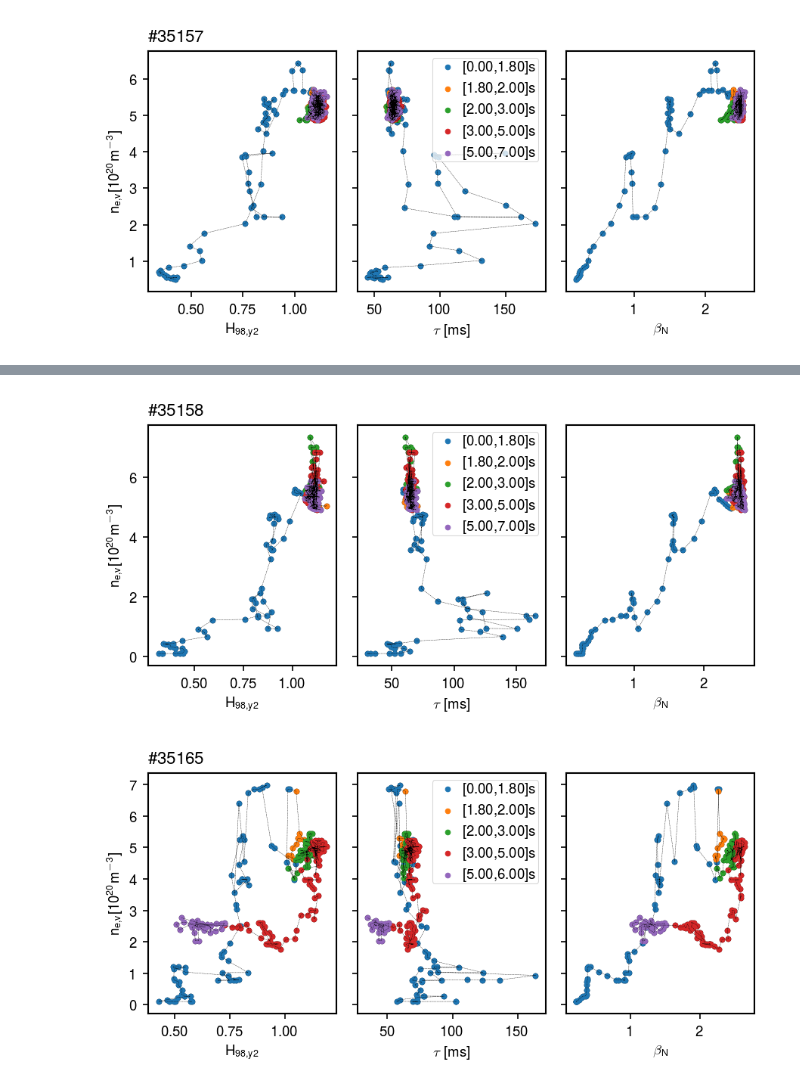
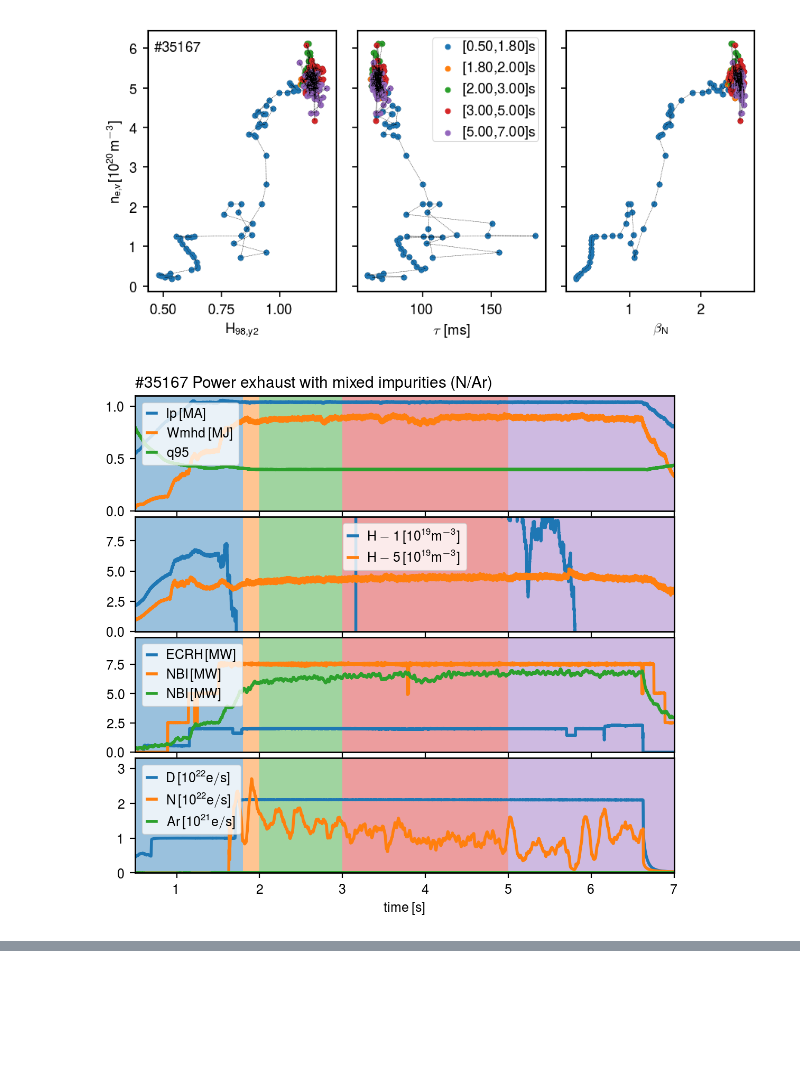
Before and after one commit to guimarais/dd_df, a Jupyter notebook: Plot_DFs.ipynb, the cells around one changed output, grey strips where cells are left out. Saved outputs shown, nothing was run; the diff lists cells and outputs as text; code cells hidden in the pictures; blank space fills up the shorter version.

```diff
--- a/Plot_DFs.ipynb
+++ b/Plot_DFs.ipynb
@@ -7 +14,6 @@ plt.style.use('helvet2')
+# %%
+shotdata = [[35156,[[0.5,1.8],[1.8,2.0],[2.0,3.0],[3.0,5.0],[5.0,7.0]], get_shot_title(35156)],
+            [35157,[[0.5,1.8],[1.8,2.0],[2.0,3.0],[3.0,5.0],[5.0,7.0]], get_shot_title(35156)],
+            [35158,[[0.5,1.7],[1.7,2.0],[2.0,3.0],[3.0,4.0],[4.0,5.0],[5.0,7.0]], '\#35158 Power exhaust with mixed impurities'],
+            [35165,[[0.5,1.7],[1.7,3.0],[3.0,4.0],[4.0,4.2],[4.2,5.0],[5.0,6.0]], get_shot_title(35165)]]
 # %%
@@ -19,12 +42,22 @@ plt.show()
+# %%
+shotdata2 = [[35167,[[0.5,1.8],[1.8,2.0],[2.0,3.0],[3.0,5.0],[5.0,7.0]], get_shot_title(35167)],
+             [35356,[[0.5,1.8],[1.8,2.0],[2.0,3.0],[3.0,5.0],[5.0,7.0]], get_shot_title(35356)],
+             [35358,[[0.5,1.7],[1.7,2.0],[2.0,3.0],[3.0,4.0],[4.0,5.0],[5.0,7.0]], get_shot_title(35358)],
+             [35381,[[0.5,1.7],[1.7,3.0],[3.0,4.0],[4.0,4.2],[4.2,5.0],[5.0,6.0]], get_shot_title(35381)]]
 # %%
-df_35157 = pd.read_csv('./Support_Files/df_35157.csv')
-interv = [[0,1.8],[1.8,2.0],[2.0,3.0],[3.0,5.0],[5.0,7.0]]
-fig, ax = triple_plot_df(df_35157, intervals=interv,
-                         nev_exponent=20, dotsize=10)
-ax[1].legend(frameon=True, borderpad=0.1, handletextpad=0.1)
-ax[0].set_title('\#35157', loc='left')
-plt.tight_layout()
-plt.savefig('./Images/df35157.png', dpi=300)
-plt.show()
+for entry in shotdata2:
+    df = pd.read_csv('./Support_Files/df_'+str(entry[0])+'.csv')
+    fig, ax = triple_plot_df(df, intervals=entry[1],
+                             nev_exponent=20, dotsize=10)
+    ax[1].legend(frameon=True, borderpad=0.1, handletextpad=0.1)
+    titlestr = r'\#%d'%(entry[0])
+    #ax[0].set_title(titlestr, loc='left')
+    ax[0].text(0.03, 0.92, titlestr, transform=ax[0].transAxes)
+    plt.tight_layout()
+    df_image_name = './Images/df_%d.png'%(entry[0])
+    plt.savefig(df_image_name, dpi=300)
+    plt.show()
+    overview_plot(entry[0], entry[1], print_fig=True, titlestr=entry[2])
 # %% [output]
-[figure, old version]
+[figure, new version]
+[figure, added]
@@ -31,24 +68,0 @@ plt.show()
-# %%
-df_35158 = pd.read_csv('./Support_Files/df_35158.csv')
-interv = [[0,1.8],[1.8,2.0],[2.0,3.0],[3.0,5.0],[5.0,7.0]]
-fig, ax = triple_plot_df(df_35158, intervals=interv,
-                         nev_exponent=20, dotsize=10)
-ax[1].legend(frameon=True, borderpad=0.1, handletextpad=0.1)
-ax[0].set_title('\#35158', loc='left')
-plt.tight_layout()
-plt.savefig('./Images/df35158.png', dpi=300)
-plt.show()
-# %% [output]
-[figure, removed]
-# %%
-df_35165 = pd.read_csv('./Support_Files/df_35165.csv')
-interv = [[0,1.8],[1.8,2.0],[2.0,3.0],[3.0,5.0],[5.0,6.0]]
-fig, ax = triple_plot_df(df_35165, intervals=interv,
-                         nev_exponent=20, dotsize=10)
-ax[1].legend(frameon=True, borderpad=0.1, handletextpad=0.1)
-ax[0].set_title('\#35165', loc='left')
-plt.tight_layout()
-plt.savefig('./Images/df35165.png', dpi=300)
-plt.show()
-# %% [output]
-[figure, removed]
```
Also changed, not shown: parts of 3 cells of this notebook, 7 other files.
